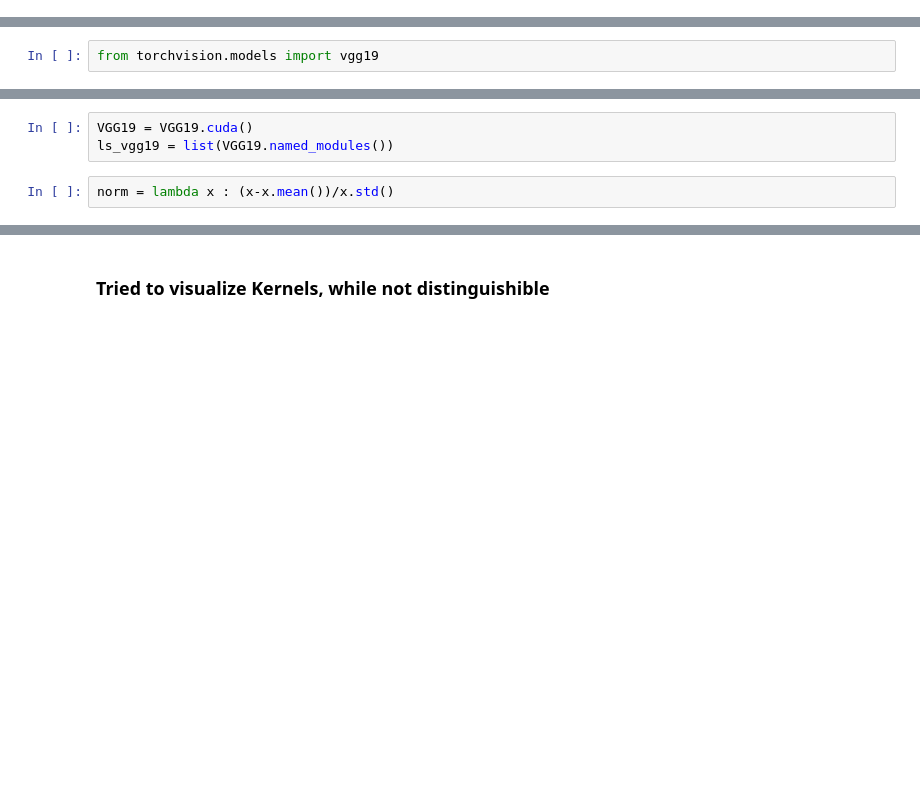
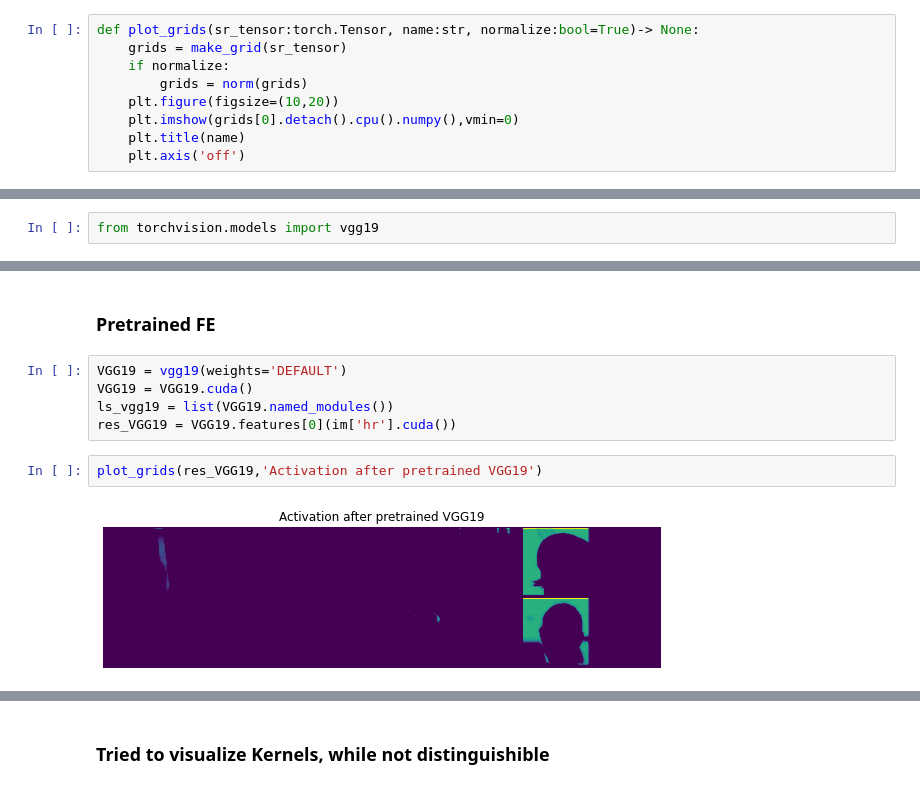
Before and after one commit to wqlevi/srgan_three, a Jupyter notebook: Activation different on FE.ipynb, the cells around one changed output, grey strips where cells are left out. Cells and saved outputs as stored; diff of their text form; blank space fills up the shorter version.

```diff
--- a/Activation different on FE.ipynb
+++ b/Activation different on FE.ipynb
@@ -9 +23,10 @@ from dataset import dataloader
+# %%
+def plot_grids(sr_tensor:torch.Tensor, name:str, normalize:bool=True)-> None:
+    grids = make_grid(sr_tensor)
+    if normalize:
+        grids = norm(grids)
+    plt.figure(figsize=(10,20))
+    plt.imshow(grids[0].detach().cpu().numpy(),vmin=0)
+    plt.title(name)
+    plt.axis('off')
 # %%
@@ -36,8 +74,14 @@ Downloading: "https://download.pytorch.org/models/vgg19-dcbb9e9d.pth" to /home/q
+# %% [markdown]
+### Pretrained FE
 # %%
+VGG19 = vgg19(weights='DEFAULT')
 VGG19 = VGG19.cuda()
 ls_vgg19 = list(VGG19.named_modules())
+res_VGG19 = VGG19.features[0](im['hr'].cuda())
-# %%
-norm = lambda x : (x-x.mean())/x.std()
+# %%
+plot_grids(res_VGG19,'Activation after pretrained VGG19')
+# %% [output]
+[figure, added]
 # %%
 grid_pre, grid_act, grid_empty = map(norm,[grid_pre, grid_act, grid_empty])
 [print("max:%.3f\tmin:%.3f\tmean:%.3f"%(x.max(), x.min(), x.mean())) for x in [grid_pre, grid_act, grid_empty]]
```
Also changed, not shown: parts of 22 cells of this notebook, 5 other files.
